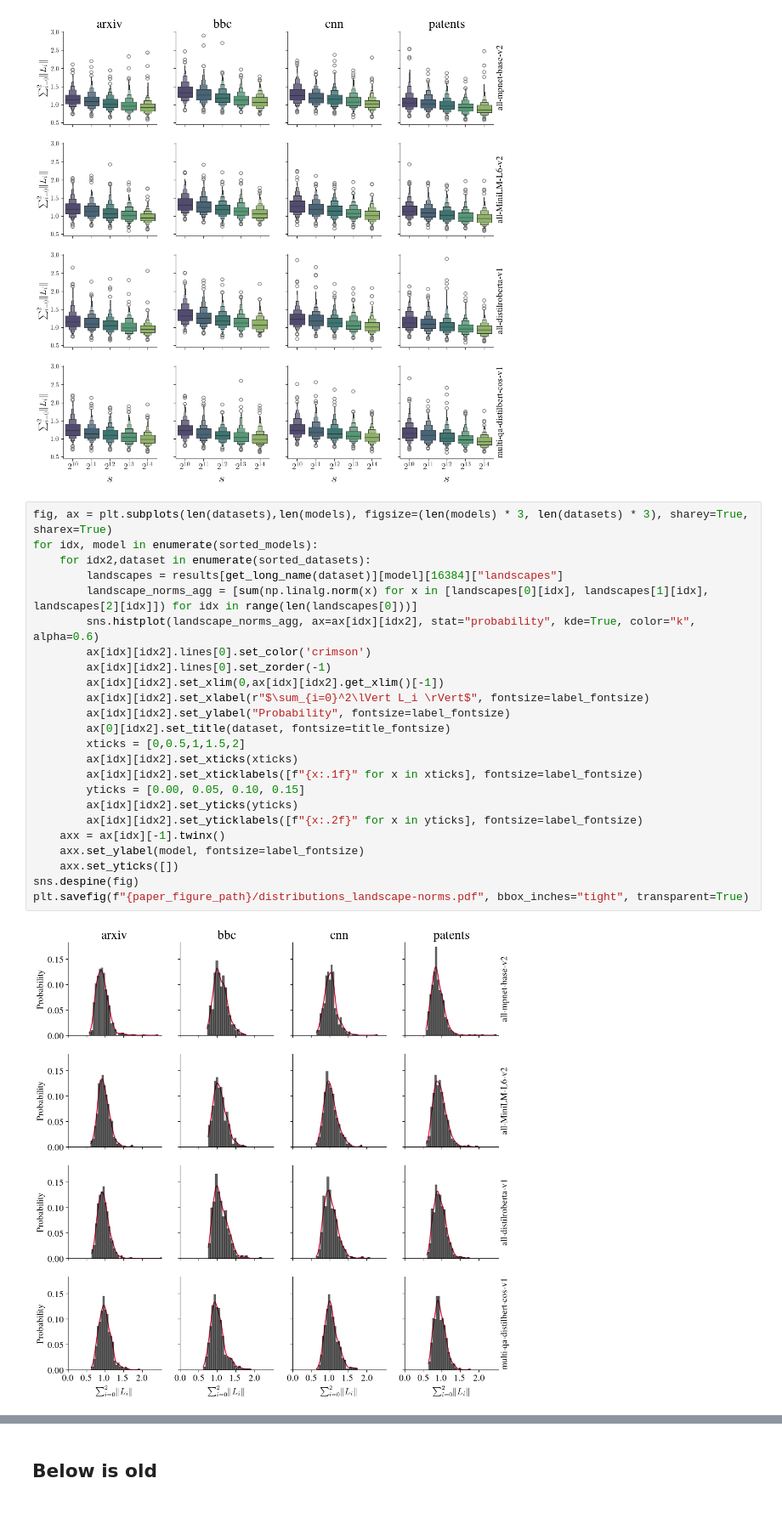
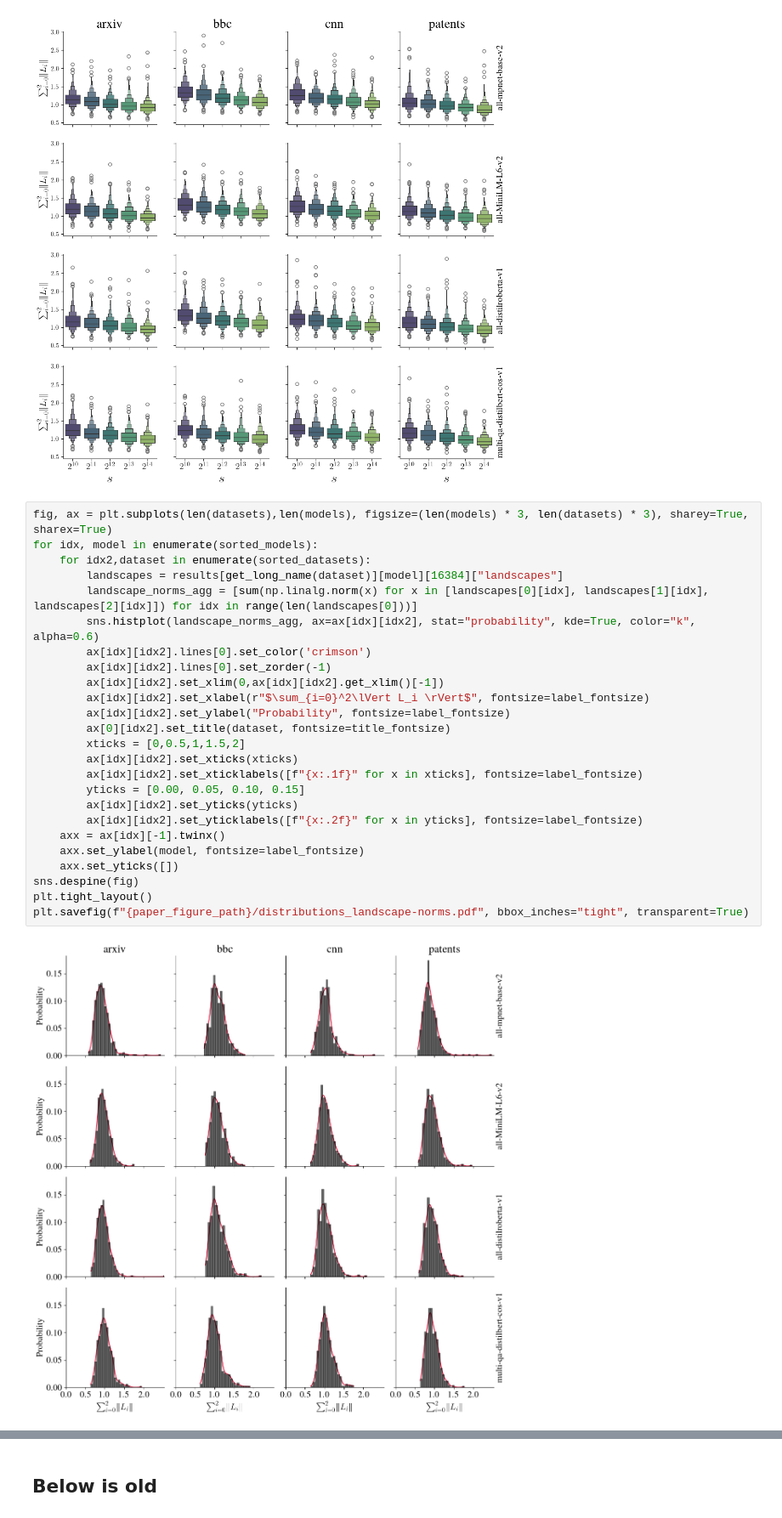
Before and after one commit to aidos-lab/Presto, a Jupyter notebook: notebooks/presto_test.ipynb, the cells around one changed output, grey strips where cells are left out. Shown at 85% size. Saved outputs shown, nothing was run; the diff lists cells and outputs as text.

```diff
--- a/notebooks/presto_test.ipynb
+++ b/notebooks/presto_test.ipynb
@@ -307,26 +307,27 @@ plt.savefig(f"{paper_figure_path}/boxen_landscape-norms.pdf", bbox_inches="tight
 # %%
 fig, ax = plt.subplots(len(datasets),len(models), figsize=(len(models) * 3, len(datasets) * 3), sharey=True, sharex=True)
 for idx, model in enumerate(sorted_models):
     for idx2,dataset in enumerate(sorted_datasets):
         landscapes = results[get_long_name(dataset)][model][16384]["landscapes"]
         landscape_norms_agg = [sum(np.linalg.norm(x) for x in [landscapes[0][idx], landscapes[1][idx], landscapes[2][idx]]) for idx in range(len(landscapes[0]))]
         sns.histplot(landscape_norms_agg, ax=ax[idx][idx2], stat="probability", kde=True, color="k", alpha=0.6)
         ax[idx][idx2].lines[0].set_color('crimson')
         ax[idx][idx2].lines[0].set_zorder(-1)
         ax[idx][idx2].set_xlim(0,ax[idx][idx2].get_xlim()[-1])
         ax[idx][idx2].set_xlabel(r"$\sum_{i=0}^2\lVert L_i \rVert$", fontsize=label_fontsize)
         ax[idx][idx2].set_ylabel("Probability", fontsize=label_fontsize)
         ax[0][idx2].set_title(dataset, fontsize=title_fontsize)
         xticks = [0,0.5,1,1.5,2]
         ax[idx][idx2].set_xticks(xticks)
         ax[idx][idx2].set_xticklabels([f"{x:.1f}" for x in xticks], fontsize=label_fontsize)
         yticks = [0.00, 0.05, 0.10, 0.15]
         ax[idx][idx2].set_yticks(yticks)
         ax[idx][idx2].set_yticklabels([f"{x:.2f}" for x in yticks], fontsize=label_fontsize)
     axx = ax[idx][-1].twinx()
     axx.set_ylabel(model, fontsize=label_fontsize)
     axx.set_yticks([])
 sns.despine(fig)
+plt.tight_layout()
 plt.savefig(f"{paper_figure_path}/distributions_landscape-norms.pdf", bbox_inches="tight", transparent=True)
 # %% [output]
-[figure, old version]
+[figure, new version]
```
Also changed, not shown: parts of 11 cells of this notebook, 1 other file.
